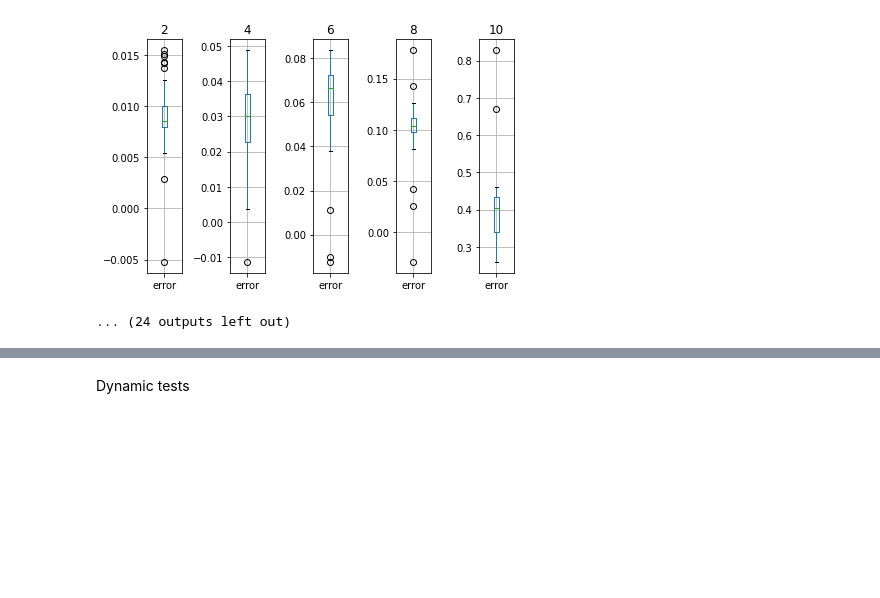
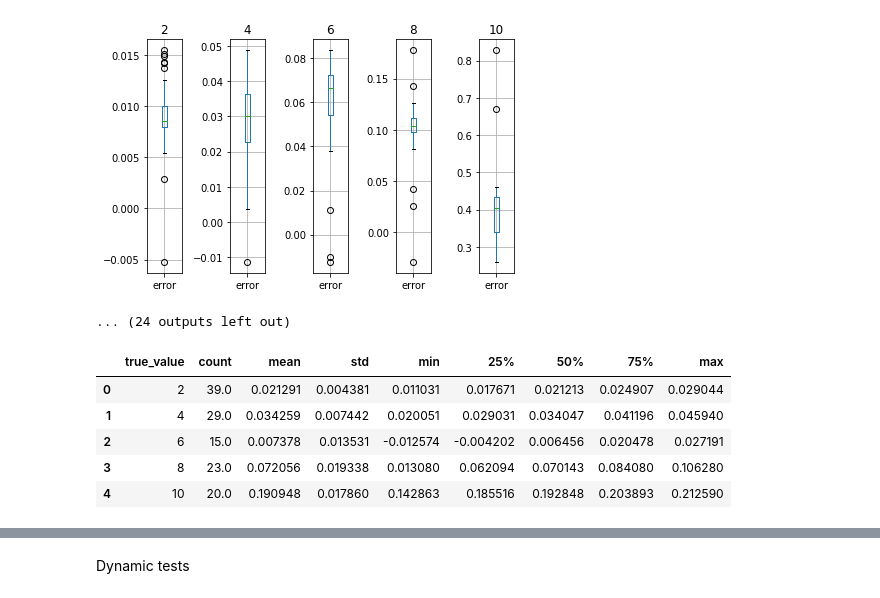
Before and after one commit to hakanErgin/apriltag_test_bench, a Jupyter notebook: analysis/analysis.ipynb, the cells around one changed output, grey strips where cells are left out. Cells and saved outputs as stored; diff of their text form; code cells hidden in the pictures; blank space fills up the shorter version.

Commit message:
err tables returned df formed out of them

```diff
--- a/analysis/analysis.ipynb
+++ b/analysis/analysis.ipynb
@@ -10,7 +10,7 @@ Table and plots are based on errors of estimations and measurements
 # %%
 notebooks = 'translations'
 
-display_category(notebook_paths, notebooks)
+err = display_category(notebook_paths, notebooks)
 # %% [output]
 16h5 - 720
 |  | count | mean | std | min | 25% | 50% | 75% | max |
@@ -49,6 +49,19 @@ display_category(notebook_paths, notebooks)
 | 10 | 50.0 | 0.395284 | 0.096413 | 0.258516 | 0.338438 | 0.403032 | 0.434327 | 0.828440 |
 [figure]
 ... (24 outputs left out)
+# %%
+import pandas as pd
+df = pd.read_html(err[0])[0]
+df.columns = df.columns.get_level_values(0)
+df = df.rename({'Unnamed: 0_level_0': 'true_value'}, axis=1)
+df
+# %% [output]
+|  | true_value | count | mean | std | min | 25% | 50% | 75% | max |
+| 0 | 2 | 39.0 | 0.021291 | 0.004381 | 0.011031 | 0.017671 | 0.021213 | 0.024907 | 0.029044 |
+| 1 | 4 | 29.0 | 0.034259 | 0.007442 | 0.020051 | 0.029031 | 0.034047 | 0.041196 | 0.045940 |
+| 2 | 6 | 15.0 | 0.007378 | 0.013531 | -0.012574 | -0.004202 | 0.006456 | 0.020478 | 0.027191 |
+| 3 | 8 | 23.0 | 0.072056 | 0.019338 | 0.013080 | 0.062094 | 0.070143 | 0.084080 | 0.106280 |
+| 4 | 10 | 20.0 | 0.190948 | 0.017860 | 0.142863 | 0.185516 | 0.192848 | 0.203893 | 0.212590 |
 # %%
 notebooks = 'rotations'
 
```
Also changed, not shown: parts of 3 cells of this notebook, 1 other file.
